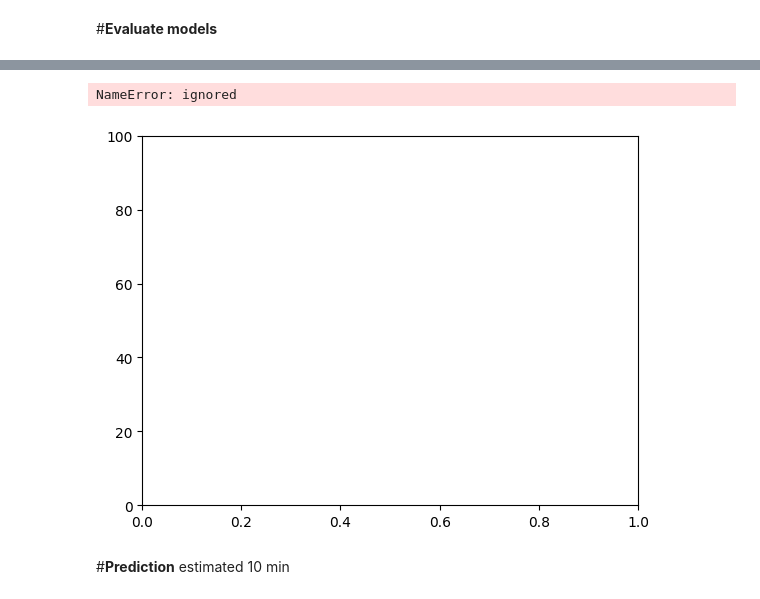
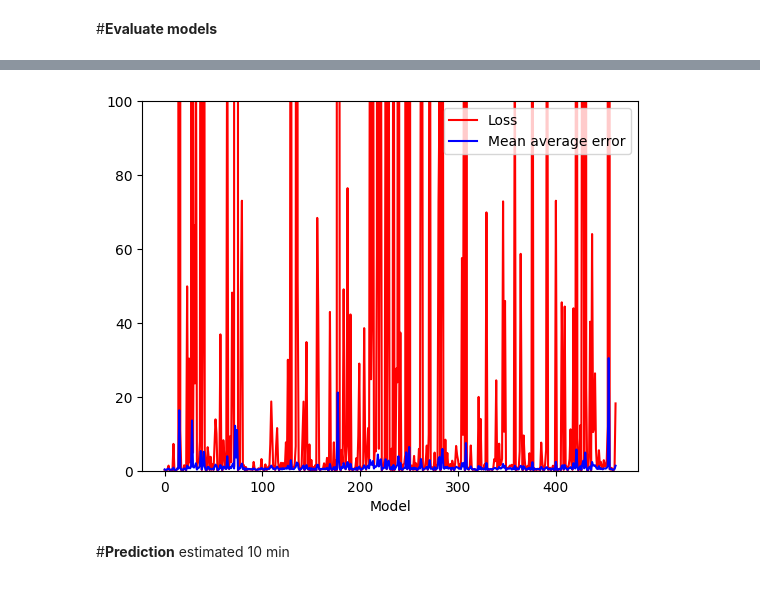
Before and after one commit to Max1897/ECE7363_project, a Jupyter notebook: src/ECE7363_LSTM.ipynb, the cells around one changed output, grey strips where cells are left out. Cells and saved outputs as stored; diff of their text form; code cells hidden in the pictures.

```diff
--- a/src/ECE7363_LSTM.ipynb
+++ b/src/ECE7363_LSTM.ipynb
@@ -161,11 +163,13 @@ def Train_All_Models(X_train,Y_train,sequence_size):
+# %%
+for i in tqdm(range(462)):
+  model = keras.models.load_model(work_dir + 'models/LSTM'+ repr(i)+'.keras')
 # %% [markdown]
 #**Evaluate models**
 # %%
 
-# Loss = []
-# Mae = []
-# for i in tqdm(range(462)):
-#   model = keras.models.load_model(work_dir + 'models/LSTM'+ repr(i)+'.keras')
-#   results = model.evaluate(X_test[i],Y_test[i])
-#   Loss.append(results[0])
-#   Mae.append(results[1])
+Loss = []
+Mae = []
+for i in range(462):
+  results = model.evaluate(X_test[i],Y_test[i])
+  Loss.append(results[0])
+  Mae.append(results[1])
@@ -172,21 +194,20 @@ def Train_All_Models(X_train,Y_train,sequence_size):
 # %%
-# ax = plt.gca()
-# ax.set_ylim([0, 100])
+ax = plt.gca()
+ax.set_ylim([0, 100])
 
-# plt.plot(range(462),Loss,'r',label = 'Loss')
-# plt.plot(range(462),Mae,'b',label = "Mean average error")
-# plt.xlabel('Model')
-# plt.legend()
-# plt.show()
+plt.plot(range(462),Loss,'r',label = 'Loss')
+plt.plot(range(462),Mae,'b',label = "Mean average error")
+plt.xlabel('Model')
+plt.legend()
+plt.show()
 
 
-# f = open(work_dir + '/Evaluation.txt', 'w')
-# f.writelines(" ".join([str(i) for i in Loss])+ "\n")
-# f.writelines(" ".join([str(i) for i in Mae])+"\n")
-# f.close()
+f = open(work_dir + '/Evaluation.txt', 'w')
+f.writelines(" ".join([str(i) for i in Loss])+ "\n")
+f.writelines(" ".join([str(i) for i in Mae])+"\n")
+f.close()
 # %% [output]
-NameError: ignored
-[figure, old version]
+[figure, new version]
 # %% [markdown]
 #**Prediction**
 estimated 10 min
```
Also changed, not shown: parts of 6 cells of this notebook.
